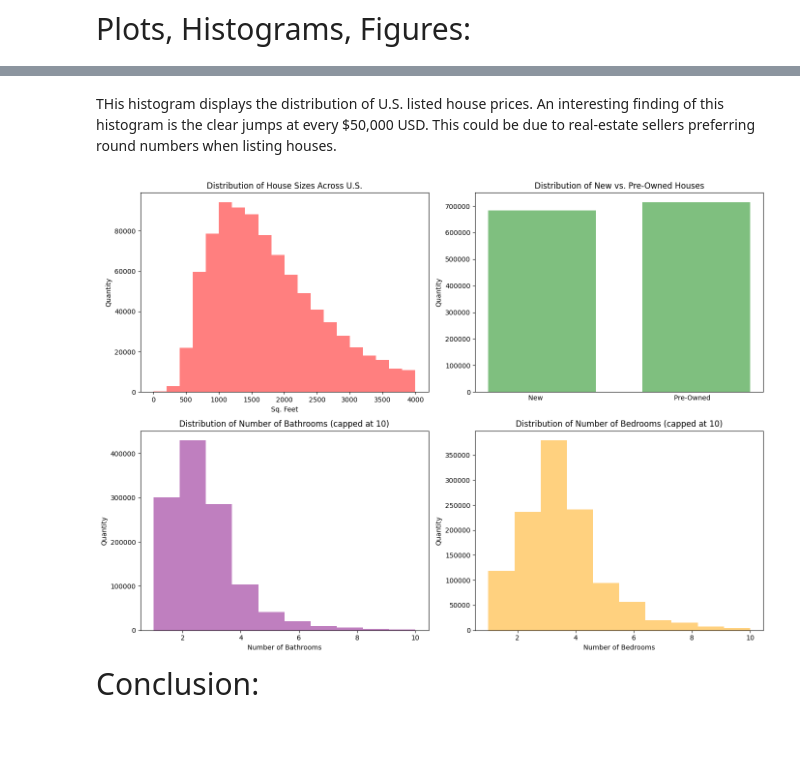
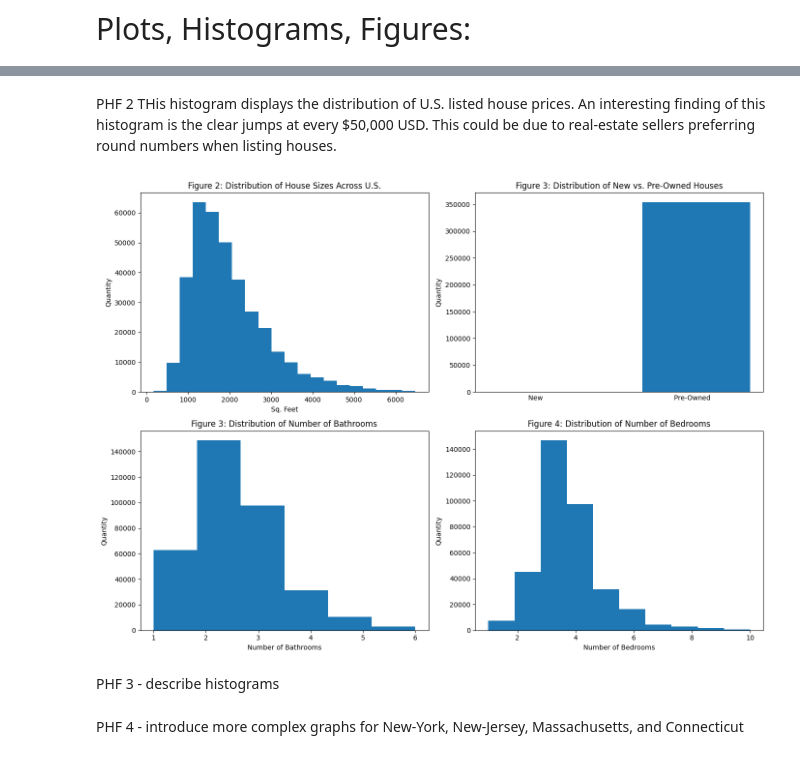
Before and after one commit to ECO225-W2024/project-one-code-S-O-Ahn, a Jupyter notebook: Project 1.ipynb, the cells around one changed output, grey strips where cells are left out. Cells and saved outputs as stored; diff of their text form; code cells hidden in the pictures; blank space fills up the shorter version.

```diff
--- a/Project 1.ipynb
+++ b/Project 1.ipynb
@@ -55,0 +70,21 @@ The metric used to determine an extreme outlier within this dataset will be the
+# %%
+#identifying which variables we would like to remove outliers for
+columns_to_remove_outliers = {'bed','bath','acre_lot','price','house_size'}
+data_missing = df.copy()
+#we establish the IQRs first to avoid the problems associated with the fact that many
+
+for column in columns_to_remove_outliers:
+    Q1 = df[column].quantile(0.25)
+    Q3 = df[column].quantile(0.75)
+    IQR = Q3 - Q1
+    outliers_iqr = (df[column] < (Q1 - 3 * IQR)) | (df[column] > (Q3 + 3 * IQR))
+    data_missing = data_missing.loc[~outliers_iqr]
+
+#creating a version of the data with no missing values in
+data = data_missing.dropna()
+#creating a version sorted by state
+data_by_state = data.groupby('state')
+
+#printing summary statistics for new cropped data and data with no missing values
+summary_stats_no_missing = data.describe().T
+display(summary_stats)
@@ -70,39 +136,39 @@ Text(0.5, 0, 'Price (millions USD)')
 # %% [markdown]
+PHF 2
 THis histogram displays the distribution of U.S. listed house prices. An interesting finding of this histogram is the clear jumps at every $50,000 USD. This could be due to real-estate sellers preferring round numbers when listing houses.
 # %%
 fig, fig_1 = plt.subplots(2,2,figsize=(14,10))
 
 #plotting histogram for house_size
-reasonable_homes = df['house_size'][df['house_size'] <= 4000]
-fig_1[0,0].hist(reasonable_homes, bins=20, color="red", alpha=0.5)
-fig_1[0,0].set_title("Distribution of House Sizes Across U.S.")
+fig_1[0,0].hist(data["house_size"], bins=20)
+fig_1[0,0].set_title("Figure 2: Distribution of House Sizes Across U.S.")
 fig_1[0,0].set_xlabel('Sq. Feet')
 fig_1[0,0].set_ylabel('Quantity')
 
 #plotting histogram for sold_before
-fig_1[0,1].hist(df["sold_before"], bins=2, color="green", alpha=0.5, rwidth=0.7, align='mid')
-fig_1[0,1].set_title("Distribution of New vs. Pre-Owned Houses")
+fig_1[0,1].hist(data["sold_before"], bins=2, rwidth=0.7, align='mid')
+fig_1[0,1].set_title("Figure 3: Distribution of New vs. Pre-Owned Houses")
 #customising x-axis for dummy
 fig_1[0,1].set_xticks([])
 fig_1[0,1].set_xlabel('New                                                              Pre-Owned')
 fig_1[0,1].set_ylabel('Quantity')
 
-#plotting histogram for # of baths, limited to 10 baths to restrict apartments from being on list
-baths_singlefamily = df["bath"][df["bath"] <= 10]
-fig_1[1,0].hist(baths_singlefamily, bins=10, color="purple", alpha=0.5)
-fig_1[1,0].set_title("Distribution of Number of Bathrooms (capped at 10)")
+#plotting histogram for # of baths
+fig_1[1,0].hist(data['bath'], bins=6)
+fig_1[1,0].set_title("Figure 3: Distribution of Number of Bathrooms")
 fig_1[1,0].set_xlabel('Number of Bathrooms')
 fig_1[1,0].set_ylabel('Quantity')
 
-#plotting histogram for # of bedrooms, limited to 10 baths to restrict apartments from being on list
-beds_singlefamily = df["bed"][df["bed"] <= 10]
-fig_1[1,1].hist(beds_singlefamily, bins=10, color="orange", alpha=0.5)
-fig_1[1,1].set_title("Distribution of Number of Bedrooms (capped at 10)")
+#plotting histogram for # of bedrooms
+fig_1[1,1].hist(data['bed'], bins=10)
+fig_1[1,1].set_title("Figure 4: Distribution of Number of Bedrooms")
 fig_1[1,1].set_xlabel('Number of Bedrooms')
 fig_1[1,1].set_ylabel('Quantity')
 
 plt.tight_layout()
 # %% [output]
-[figure, old version]
+[figure, new version]
+# %% [markdown]
+PHF 3 - describe histograms
 # %% [markdown]
-<span style="font-size: 30px;">Conclusion:</span>
+PHF 4 - introduce more complex graphs for New-York, New-Jersey, Massachusetts, and Connecticut
```
Also changed, not shown: parts of 12 cells of this notebook.
